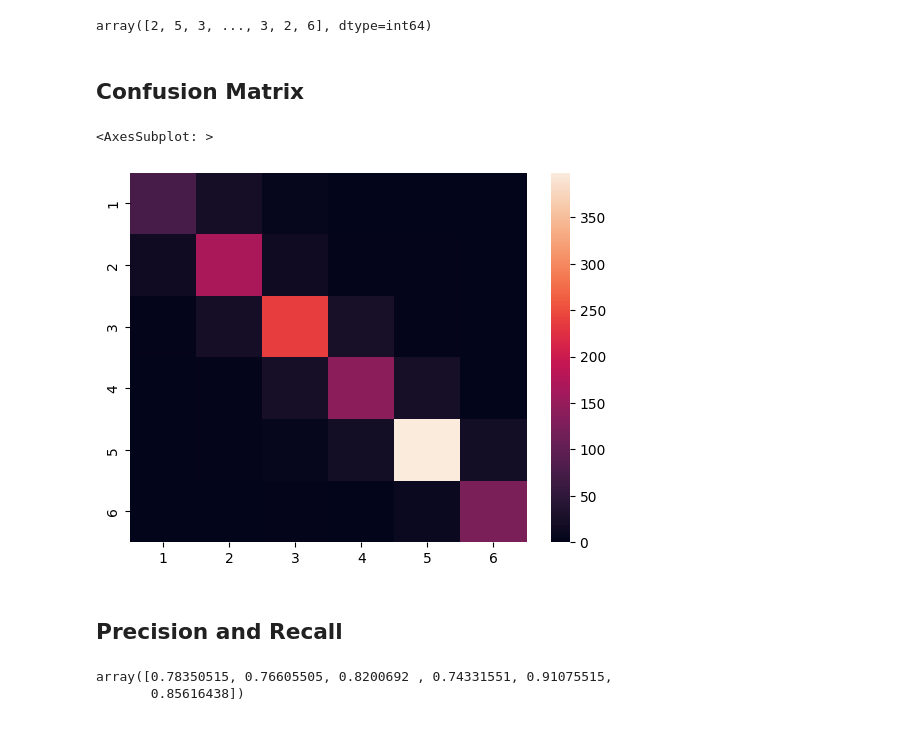
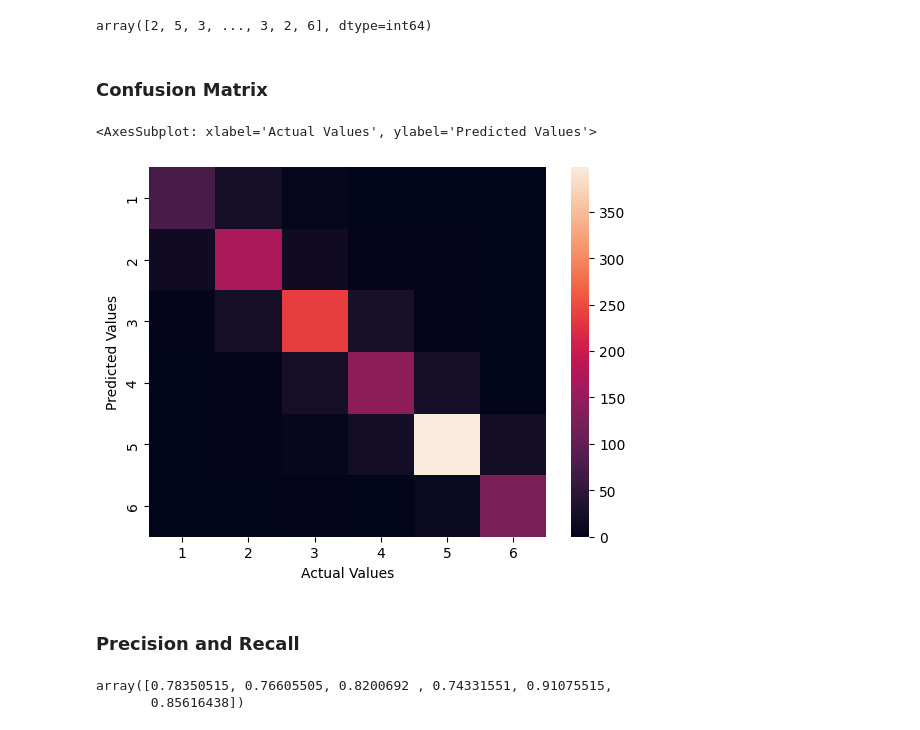
Before and after one commit to msadiq10/DMML-Group-15, a Jupyter notebook: group15-lab2.ipynb, the cells around one changed output. Drawn from its saved outputs; the diff is of its cells as text; code cells hidden in the pictures.

Commit message:
Added labels for confusion matrix

```diff
--- a/group15-lab2.ipynb
+++ b/group15-lab2.ipynb
@@ -854,16 +854,18 @@ y_score
 # %% [output]
 array([2, 5, 3, ..., 3, 2, 6], dtype=int64)
 # %% [markdown]
-##  Confusion Matrix
+###  Confusion Matrix
 # %%
 cm=confusion_matrix(y_test,predict)
 labels = [1, 2, 3, 4, 5, 6]
-sns.heatmap(cm, xticklabels=labels, yticklabels=labels )
+s = sns.heatmap(cm, xticklabels=labels, yticklabels=labels)
+s.set(xlabel='Actual Values', ylabel='Predicted Values')
+s
 # %% [output]
-<AxesSubplot: >
+<AxesSubplot: xlabel='Actual Values', ylabel='Predicted Values'>
-[figure, old version]
+[figure, new version]
 # %% [markdown]
-## Precision and Recall
+### Precision and Recall
 # %%
 from sklearn.metrics import precision_score, recall_score
 
```
Also changed, not shown: parts of 2 cells of this notebook.
